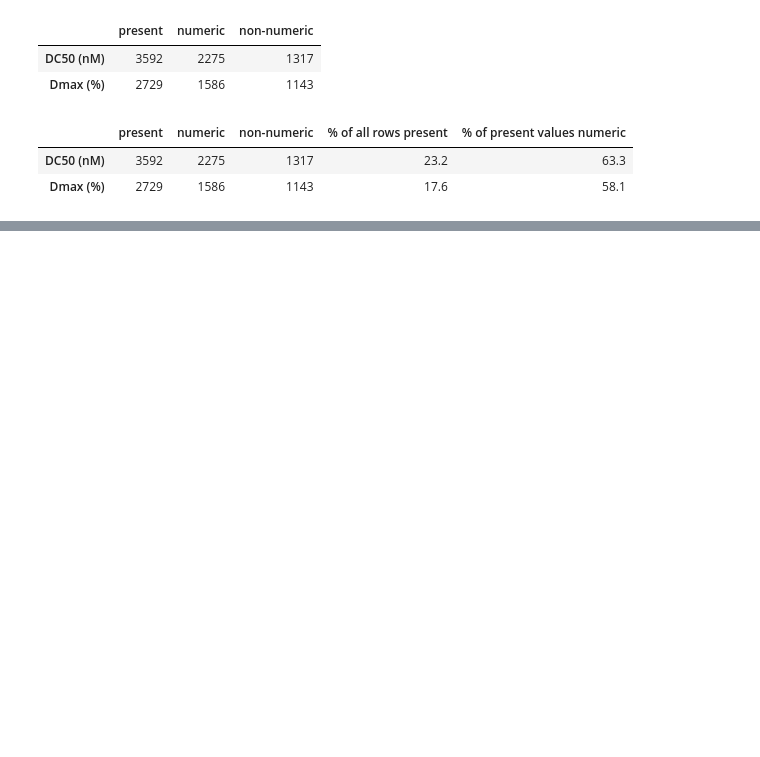
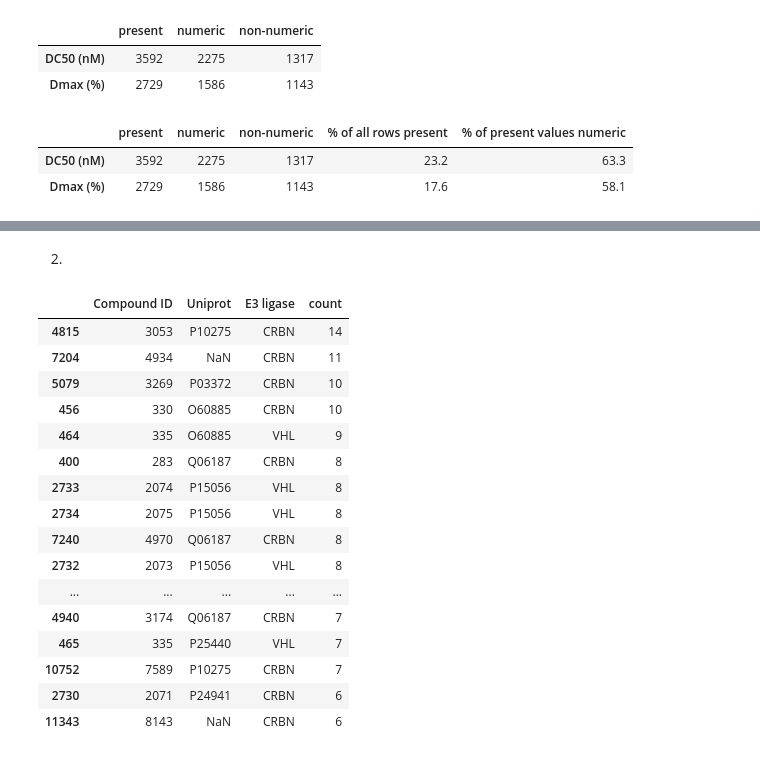
Before and after one commit to lianannielin27/protac-degredation, a Jupyter notebook: notebooks/01_explore_protac_db.ipynb, the cells around one changed output, grey strips where cells are left out. Drawn from its saved outputs; the diff is of its cells as text; code cells hidden in the pictures; blank space fills up the shorter version.

```diff
--- a/notebooks/01_explore_protac_db.ipynb
+++ b/notebooks/01_explore_protac_db.ipynb
@@ -256,0 +330,36 @@ summary_df.round(1)
+# %% [markdown]
+2.
+# %%
+experiment_key = [
+    "Compound ID",
+    "Uniprot",
+    "E3 ligase"
+]
+
+experiment_counts = (
+    protacdb_df.groupby(experiment_key, dropna = False)
+    .size()
+    .reset_index(name="count")
+    .sort_values(by="count", ascending=False)
+)
+
+experiment_counts.describe()
+experiment_counts.head(20)
+# %% [output]
+|  | Compound ID | Uniprot | E3 ligase | count |
+| 4815 | 3053 | P10275 | CRBN | 14 |
+| 7204 | 4934 | NaN | CRBN | 11 |
+| 5079 | 3269 | P03372 | CRBN | 10 |
+| 456 | 330 | O60885 | CRBN | 10 |
+| 464 | 335 | O60885 | VHL | 9 |
+| 400 | 283 | Q06187 | CRBN | 8 |
+| 2733 | 2074 | P15056 | VHL | 8 |
+| 2734 | 2075 | P15056 | VHL | 8 |
+| 7240 | 4970 | Q06187 | CRBN | 8 |
+| 2732 | 2073 | P15056 | VHL | 8 |
+| ... | ... | ... | ... | ... |
+| 4940 | 3174 | Q06187 | CRBN | 7 |
+| 465 | 335 | P25440 | VHL | 7 |
+| 10752 | 7589 | P10275 | CRBN | 7 |
+| 2730 | 2071 | P24941 | CRBN | 6 |
+| 11343 | 8143 | NaN | CRBN | 6 |
```
Also changed, not shown: parts of 14 cells of this notebook, 5 other files.
